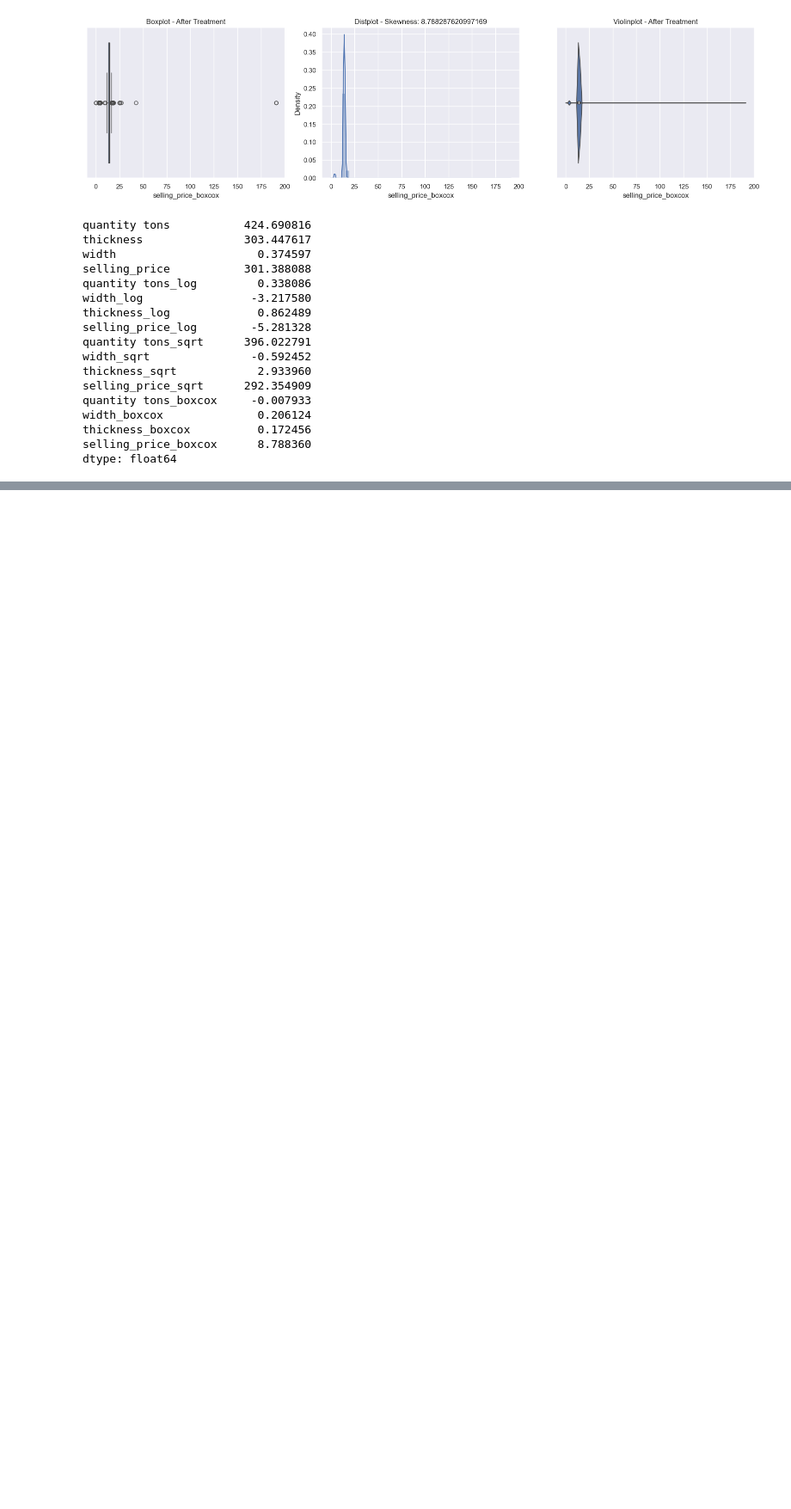
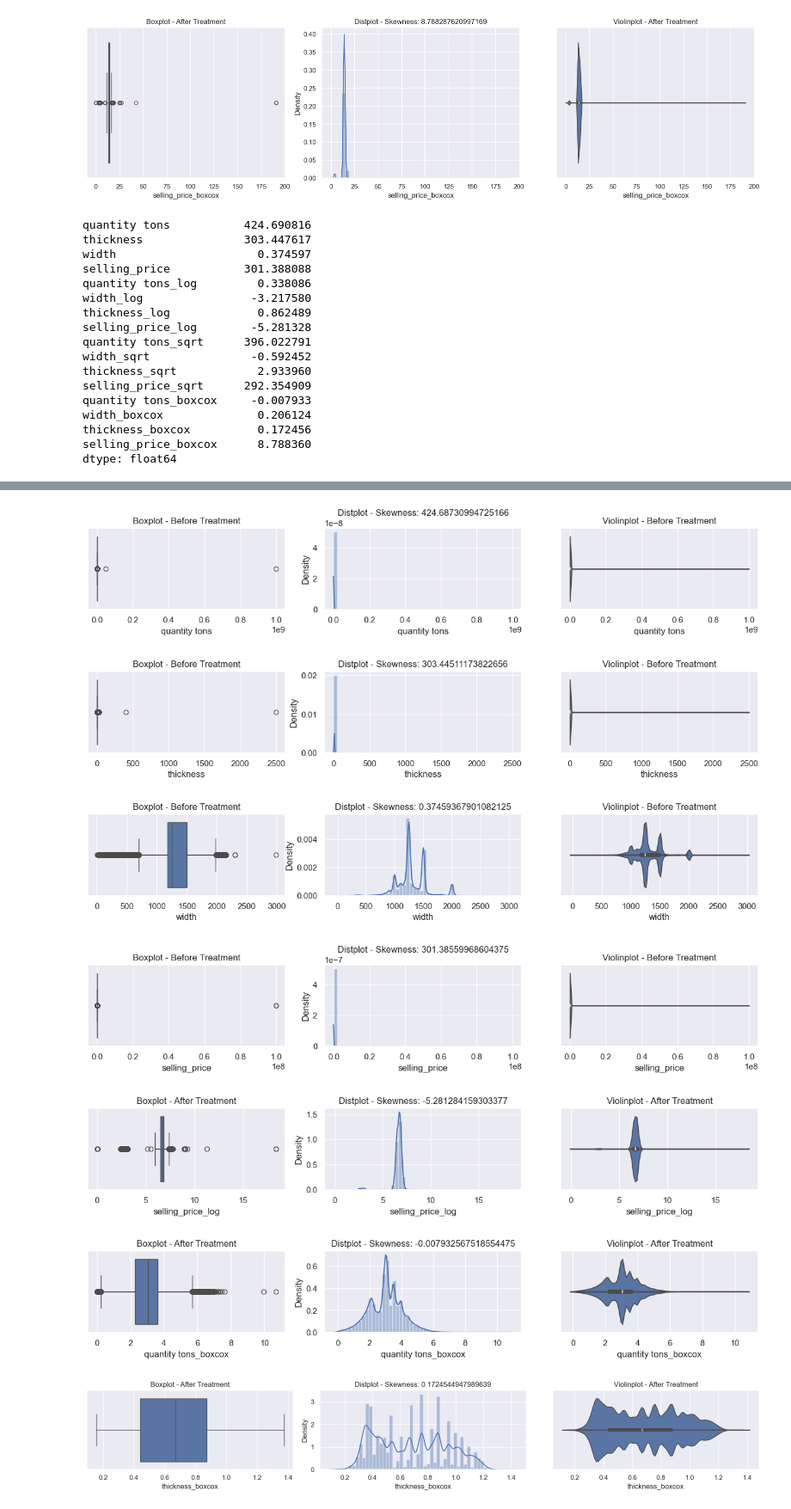
Before and after one commit to Prakash-Kani/Industrial-Copper-Modeling, a Jupyter notebook: Industrial_Dataset_EDA.ipynb, the cells around one changed output, grey strips where cells are left out. Shown at 86% size. Drawn from its saved outputs; the diff is of its cells as text; code cells hidden in the pictures; blank space fills up the shorter version.

Commit message:
Added Outlier handling

```diff
--- a/Industrial_Dataset_EDA.ipynb
+++ b/Industrial_Dataset_EDA.ipynb
@@ -352,3 +352,8 @@ IPL           27
 SLAWR          1
 Name: count, dtype: int64
 ----------------------------------------
+# %%
+copper_data['delivery date'] = pd.to_datetime(copper_data['delivery date']).dt.date
+copper_data['item_date'] = pd.to_datetime(copper_data['item_date']).dt.date
+(copper_data['item_date'] - copper_data['delivery date']).dt.days
+# copper_data[(copper_data['item_date'] - copper_data['delivery date'])]
@@ -503,7 +520,0 @@ TypeError: cannot unpack non-iterable float object
-# %%
-column = ['quantity tons', 'width', 'thickness', 'selling_price']
-handling_skewness(copper_data, *column)
-
-# log1p - > 0.33, -3.2, 0.8, -5.2
-#sqrt - width -0.5
-#  boxcox - > -0.0079, 8.788, 0.206, 0.172
@@ -541,0 +538,39 @@ array([], shape=(0, 18), dtype=object)
+# %%
+def handling_skewness(copper_data):
+    column = []
+    for col_name in copper_data.columns:
+        if 'log' in col_name or 'boxcox' in col_name or 'sqrt' in col_name:
+            if 'quantity tons_boxcox' in col_name or 'thickness_boxcox' in col_name or 'selling_price_log' in col_name:
+                column.append(col_name)
+            else:
+                copper_data.drop(col_name, axis =1,  inplace = True)
+
+        else:
+            if 'quantity tons'== col_name or 'thickness' == col_name:
+                # BoxCox Transformation
+                transformed_data, lambda_value = boxcox(copper_data[col_name] + 1) # Adding 1 to handle zero values
+                # Update the DataFrame with the transformed data
+                copper_data[col_name + '_boxcox'] = transformed_data
+
+                column.append(col_name)
+            elif 'selling_price' == col_name:
+                #Log Transformation
+                copper_data[col_name + '_log'] = np.log1p(copper_data[col_name])
+                column.append(col_name)
+            elif 'width' == col_name:
+                column.append(col_name)
+
+            else:
+                pass
+
+    return skewness_plot(copper_data, *column)
+# %%
+handling_skewness(copper_data)
+# %% [output]
+[figure, added]
+[figure, added]
+[figure, added]
+[figure, added]
+[figure, added]
+[figure, added]
+[figure, added]
```
Also changed, not shown: parts of 22 cells of this notebook.
